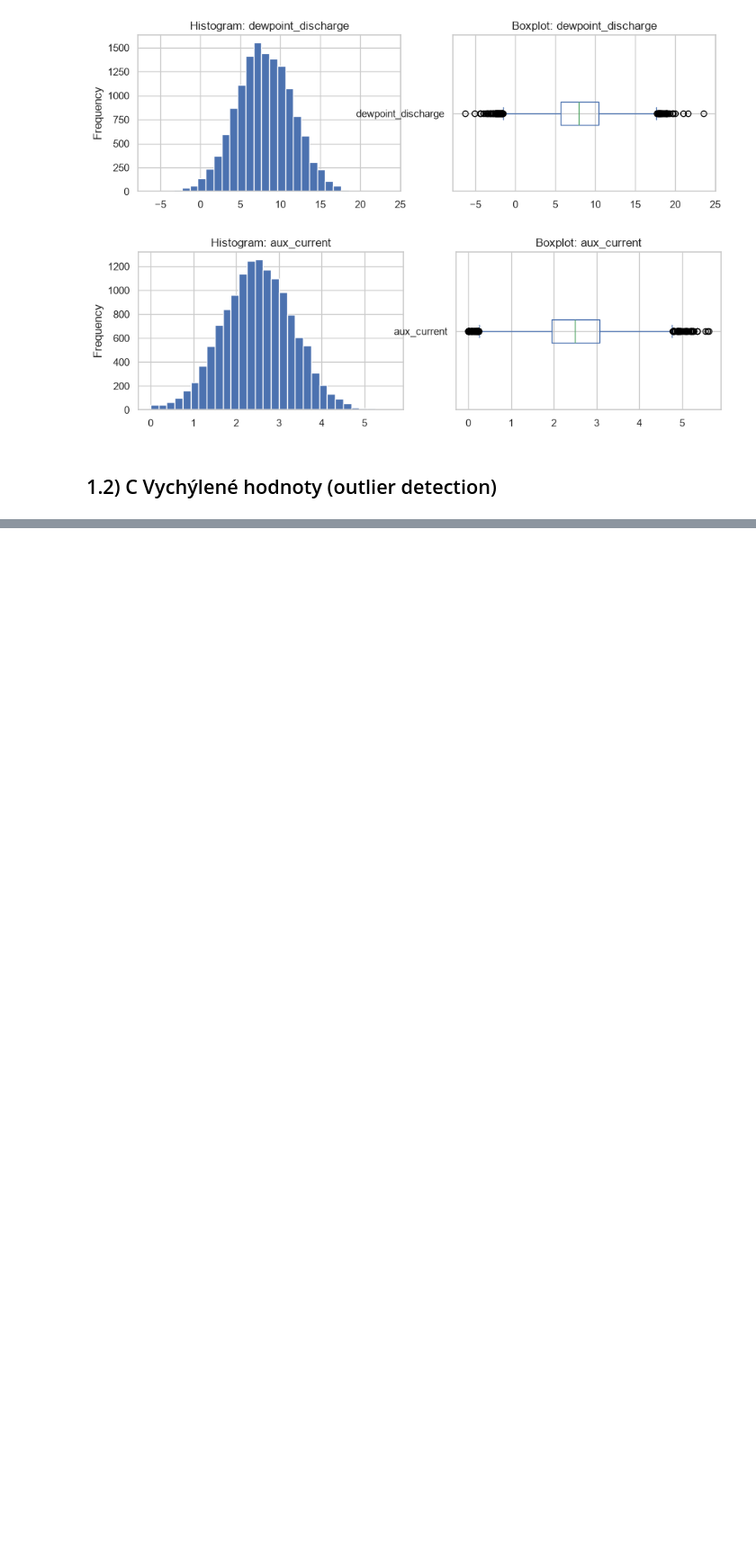
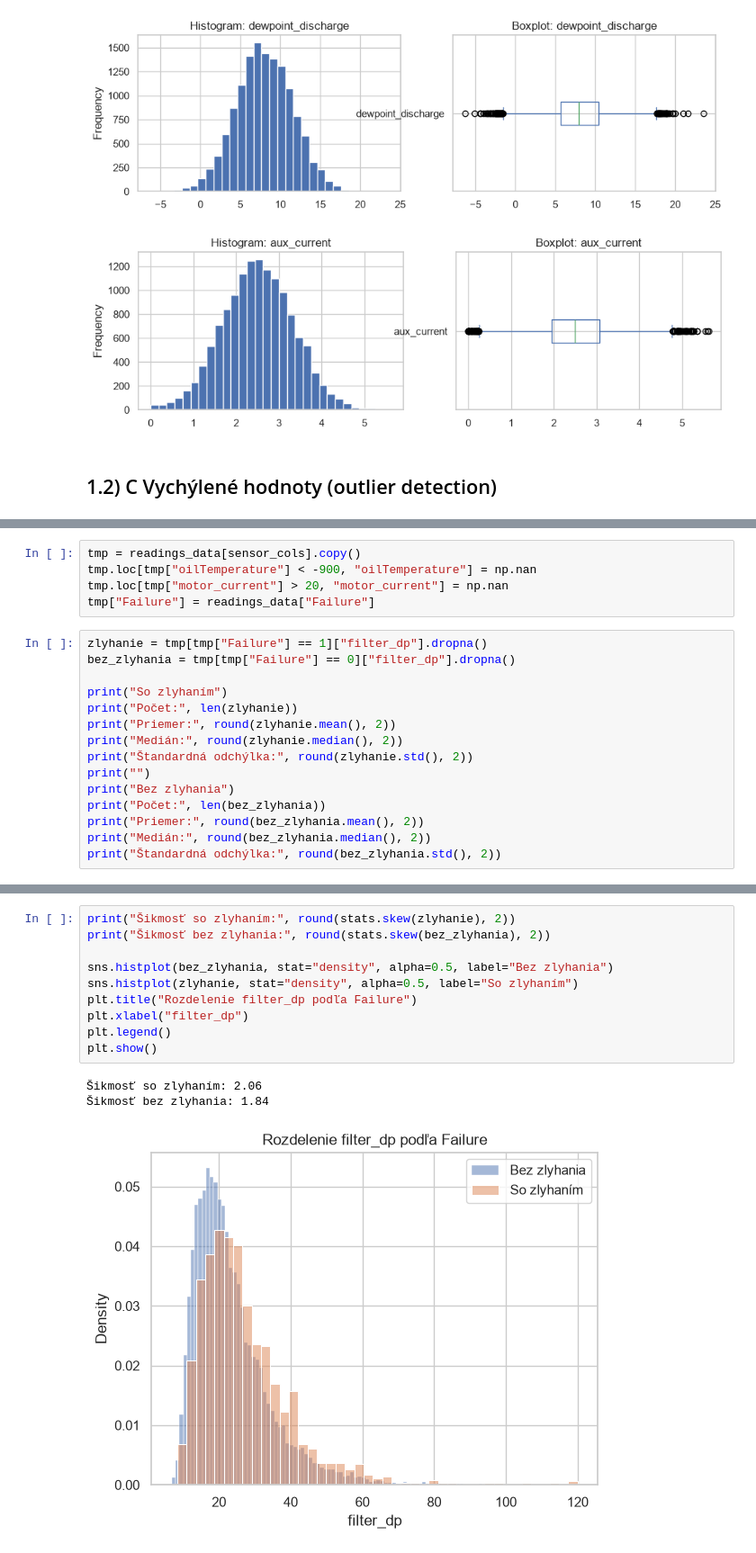
Before and after one commit to kavonada/IAU_zadanie, a Jupyter notebook: projekt.ipynb, the cells around one changed output, grey strips where cells are left out. Shown at 90% size. Saved outputs shown, nothing was run; the diff lists cells and outputs as text; blank space fills up the shorter version.

```diff
--- a/projekt.ipynb
+++ b/projekt.ipynb
@@ -654,0 +669,20 @@ for sen in sensor_cols:
+# %%
+tmp = readings_data[sensor_cols].copy()
+tmp.loc[tmp["oilTemperature"] < -900, "oilTemperature"] = np.nan
+tmp.loc[tmp["motor_current"] > 20, "motor_current"] = np.nan
+tmp["Failure"] = readings_data["Failure"]
+# %%
+zlyhanie = tmp[tmp["Failure"] == 1]["filter_dp"].dropna()
+bez_zlyhania = tmp[tmp["Failure"] == 0]["filter_dp"].dropna()
+
+print("So zlyhaním")
+print("Počet:", len(zlyhanie))
+print("Priemer:", round(zlyhanie.mean(), 2))
+print("Medián:", round(zlyhanie.median(), 2))
+print("Štandardná odchýlka:", round(zlyhanie.std(), 2))
+print("")
+print("Bez zlyhania")
+print("Počet:", len(bez_zlyhania))
+print("Priemer:", round(bez_zlyhania.mean(), 2))
+print("Medián:", round(bez_zlyhania.median(), 2))
+print("Štandardná odchýlka:", round(bez_zlyhania.std(), 2))
@@ -654,0 +701,14 @@ for sen in sensor_cols:
+# %%
+print("Šikmosť so zlyhaním:", round(stats.skew(zlyhanie), 2))
+print("Šikmosť bez zlyhania:", round(stats.skew(bez_zlyhania), 2))
+
+sns.histplot(bez_zlyhania, stat="density", alpha=0.5, label="Bez zlyhania")
+sns.histplot(zlyhanie, stat="density", alpha=0.5, label="So zlyhaním")
+plt.title("Rozdelenie filter_dp podľa Failure")
+plt.xlabel("filter_dp")
+plt.legend()
+plt.show()
+# %% [output]
+Šikmosť so zlyhaním: 2.06
+Šikmosť bez zlyhania: 1.84
+[figure, added]
```
Also changed, not shown: parts of 12 cells of this notebook.
